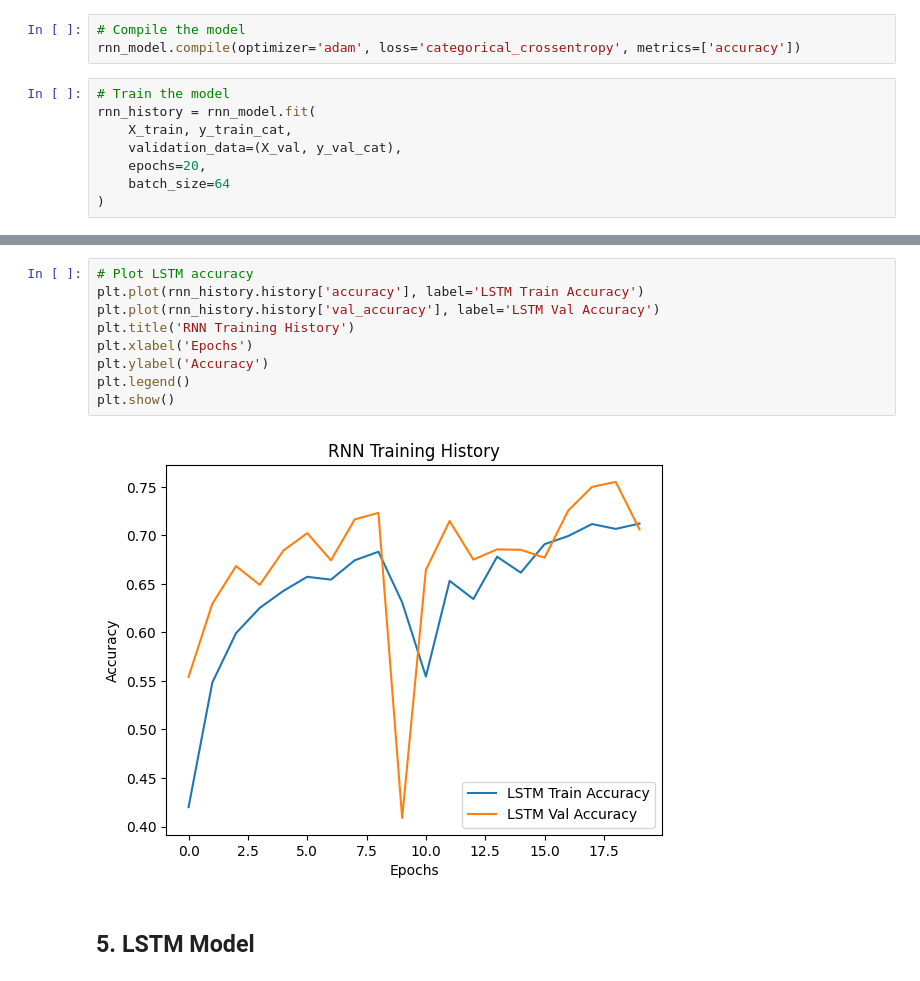
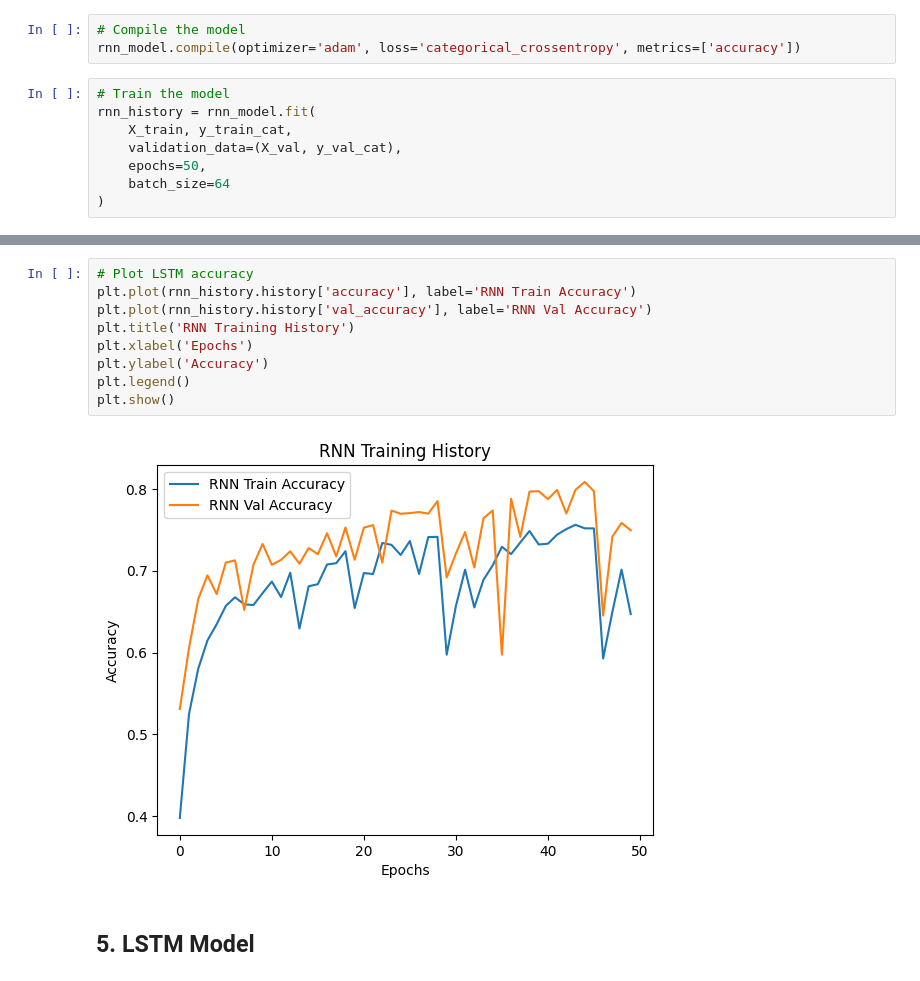
Before and after one commit to Balajinanda/Datascience-Project, a Jupyter notebook: Data_Science_Project.ipynb, the cells around one changed output, grey strips where cells are left out. Saved outputs shown, nothing was run; the diff lists cells and outputs as text.

```diff
--- a/Data_Science_Project.ipynb
+++ b/Data_Science_Project.ipynb
@@ -711,7 +701,7 @@ rnn_model.compile(optimizer='adam', loss='categorical_crossentropy', metrics=['a
 rnn_history = rnn_model.fit(
     X_train, y_train_cat,
     validation_data=(X_val, y_val_cat),
-    epochs=20,
+    epochs=50,
     batch_size=64
 )
 # %% [output]
@@ -762,14 +752,14 @@ RNN Test Accuracy: 0.707240641117096
 # %%
 # Plot LSTM accuracy
-plt.plot(rnn_history.history['accuracy'], label='LSTM Train Accuracy')
-plt.plot(rnn_history.history['val_accuracy'], label='LSTM Val Accuracy')
+plt.plot(rnn_history.history['accuracy'], label='RNN Train Accuracy')
+plt.plot(rnn_history.history['val_accuracy'], label='RNN Val Accuracy')
 plt.title('RNN Training History')
 plt.xlabel('Epochs')
 plt.ylabel('Accuracy')
 plt.legend()
 plt.show()
 # %% [output]
-[figure, old version]
+[figure, new version]
 # %% [markdown]
 ## **5. LSTM Model**
 # %%
```
Also changed, not shown: parts of 51 cells of this notebook.
